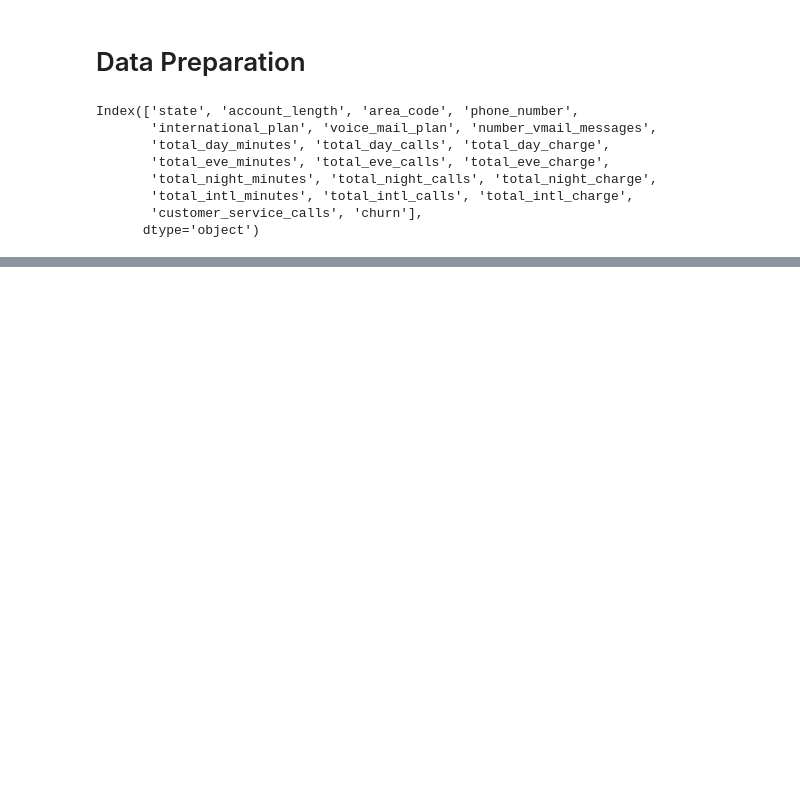
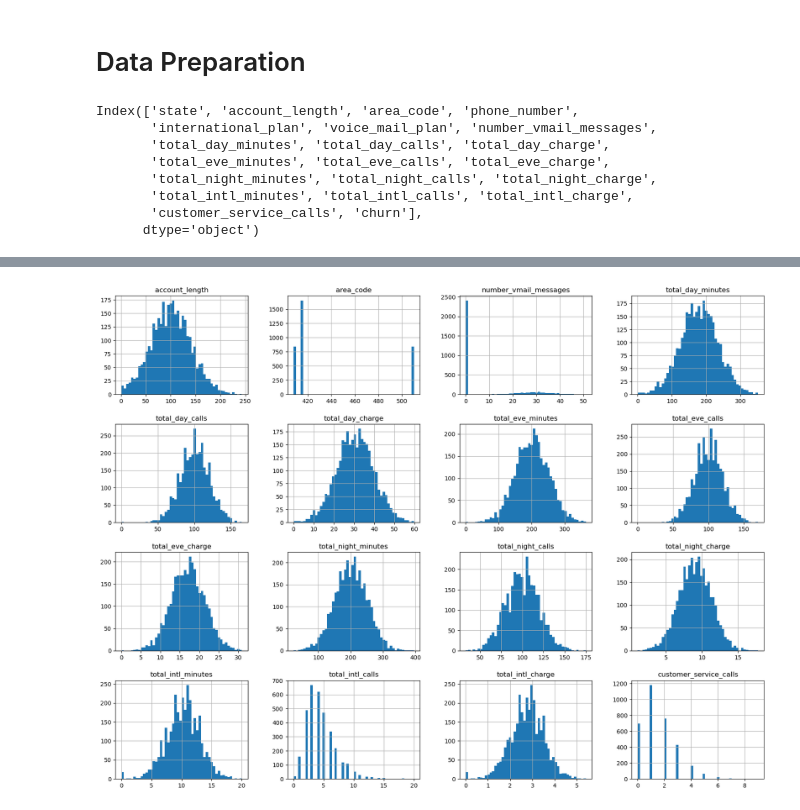
Before and after one commit to mbuvimuia/SyriaTel_Customer_Churn_Prediction, a Jupyter notebook: index.ipynb, the cells around one changed output, grey strips where cells are left out. Saved outputs shown, nothing was run; the diff lists cells and outputs as text; code cells hidden in the pictures; blank space fills up the shorter version.

Commit message:
Done Data Analysis

```diff
--- a/index.ipynb
+++ b/index.ipynb
@@ -176,0 +181,6 @@ Index(['state', 'account_length', 'area_code', 'phone_number',
+# %%
+# Descriptive Statistics
+analysis = DataAnalysis(data)
+print("Descriptive Statistics:")
+
+analysis.summary_statistics()
@@ -176,0 +198,5 @@ Index(['state', 'account_length', 'area_code', 'phone_number',
+# %%
+# Feature Distribution
+analysis.plot_feature_distribution()
+# %% [output]
+[figure, added]
```
Also changed, not shown: parts of 9 cells of this notebook.
